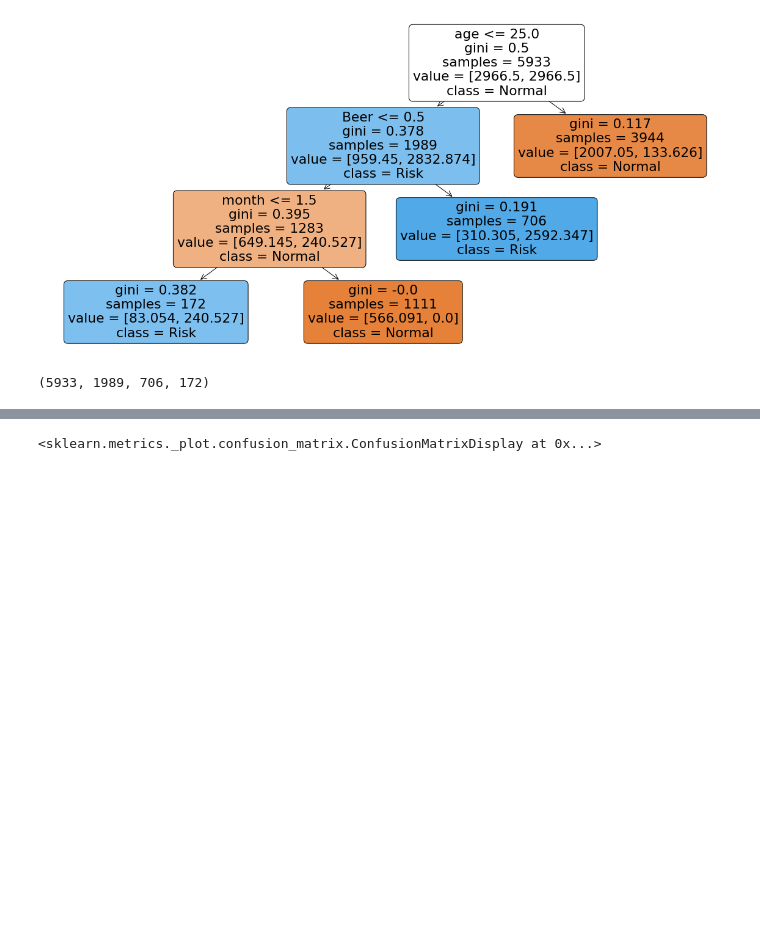
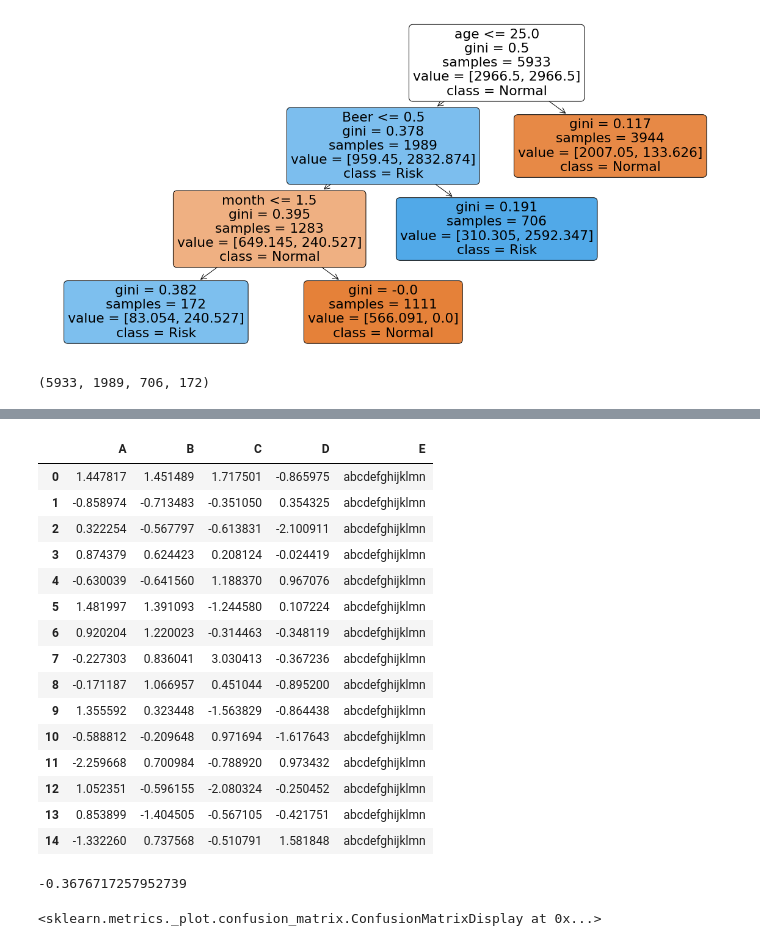
Before and after one commit to rel8edto/PublicDatasets, a Jupyter notebook: Football/FootBallDTtree.ipynb, the cells around one changed output, grey strips where cells are left out. Saved outputs shown, nothing was run; the diff lists cells and outputs as text; code cells hidden in the pictures; blank space fills up the shorter version.

```diff
--- a/Football/FootBallDTtree.ipynb
+++ b/Football/FootBallDTtree.ipynb
@@ -133,4 +134,31 @@ percenttable
 | All |  |  | 0.981291 | 0.018709 | 1.000000 |
+# %%
+import numpy as np
+import pandas as pd
+dft = pd.DataFrame(np.random.randn(15, 4), columns=list("ABCD"))
+dft['E'] = 'abcdefghijklmn'
+dft.style.background_gradient(cmap="Blues", subset='A')
+# %% [output]
+|  | A | B | C | D | E |
+| 0 | 1.447817 | 1.451489 | 1.717501 | -0.865975 | abcdefghijklmn |
+| 1 | -0.858974 | -0.713483 | -0.351050 | 0.354325 | abcdefghijklmn |
+| 2 | 0.322254 | -0.567797 | -0.613831 | -2.100911 | abcdefghijklmn |
+| 3 | 0.874379 | 0.624423 | 0.208124 | -0.024419 | abcdefghijklmn |
+| 4 | -0.630039 | -0.641560 | 1.188370 | 0.967076 | abcdefghijklmn |
+| 5 | 1.481997 | 1.391093 | -1.244580 | 0.107224 | abcdefghijklmn |
+| 6 | 0.920204 | 1.220023 | -0.314463 | -0.348119 | abcdefghijklmn |
+| 7 | -0.227303 | 0.836041 | 3.030413 | -0.367236 | abcdefghijklmn |
+| 8 | -0.171187 | 1.066957 | 0.451044 | -0.895200 | abcdefghijklmn |
+| 9 | 1.355592 | 0.323448 | -1.563829 | -0.864438 | abcdefghijklmn |
+| 10 | -0.588812 | -0.209648 | 0.971694 | -1.617643 | abcdefghijklmn |
+| 11 | -2.259668 | 0.700984 | -0.788920 | 0.973432 | abcdefghijklmn |
+| 12 | 1.052351 | -0.596155 | -2.080324 | -0.250452 | abcdefghijklmn |
+| 13 | 0.853899 | -1.404505 | -0.567105 | -0.421751 | abcdefghijklmn |
+| 14 | -1.332260 | 0.737568 | -0.510791 | 1.581848 | abcdefghijklmn |
+# %%
+np.random.randn()
+# %% [output]
+-0.3676717257952739
 # %%
 from sklearn.metrics import plot_confusion_matrix
 fig, ax = plt.subplots(figsize=(10, 10))
```
Also changed, not shown: parts of 1 cell of this notebook.
